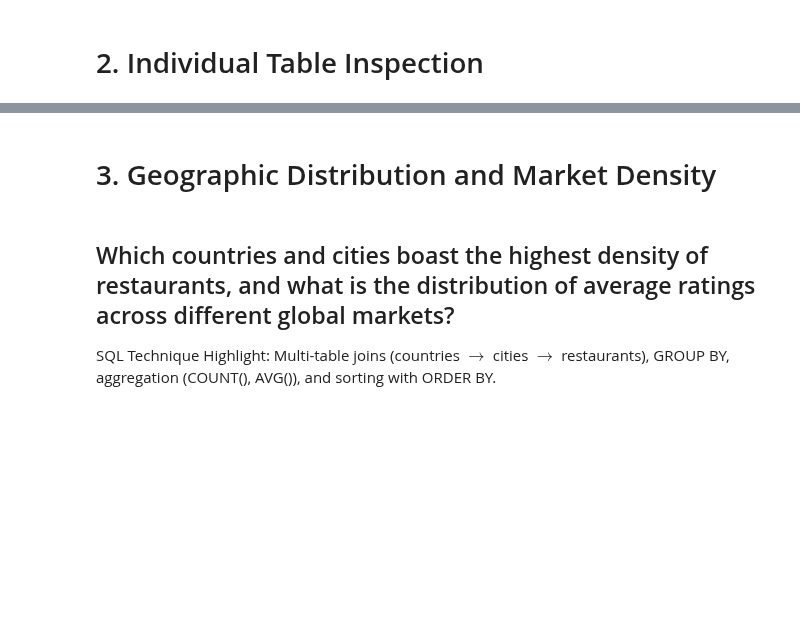
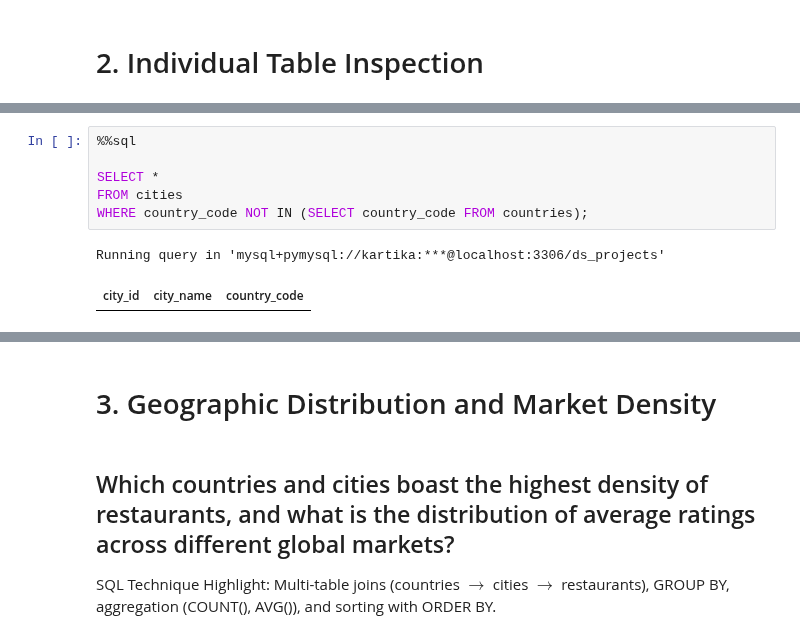
Before and after one commit to Kartika-Nidhi/Restaurant_Analysis_SQL, a Jupyter notebook: Restaurant_Analysis_SQl.ipynb, the cells around one changed output, grey strips where cells are left out. Cells and saved outputs as stored; diff of their text form; blank space fills up the shorter version.

```diff
--- a/Restaurant_Analysis_SQl.ipynb
+++ b/Restaurant_Analysis_SQl.ipynb
@@ -227,0 +269,9 @@ Running query in 'mysql+pymysql://kartika:***@localhost:3306/ds_projects'
+# %%
+%%sql
+
+SELECT *
+FROM cities
+WHERE country_code NOT IN (SELECT country_code FROM countries);
+# %% [output]
+Running query in 'mysql+pymysql://kartika:***@localhost:3306/ds_projects'
+| city_id | city_name | country_code |
```
Also changed, not shown: parts of 6 cells of this notebook.
